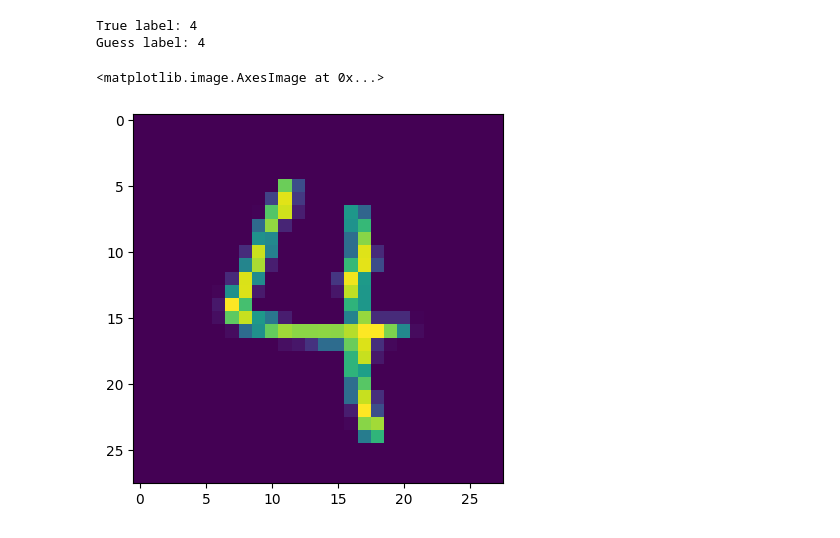
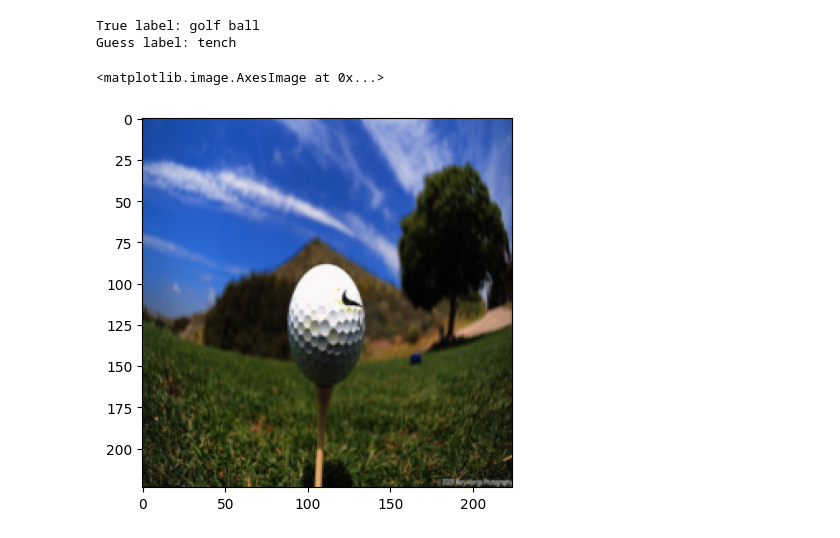
Before and after one commit to benjaminhagan/Residual-Learning-Project, a Jupyter notebook: ResNet.ipynb, the cells around one changed output. Cells and saved outputs as stored; diff of their text form; code cells hidden in the pictures.

```diff
--- a/ResNet.ipynb
+++ b/ResNet.ipynb
@@ -11,19 +11,21 @@ import numpy as np
 #Uses gpu if available
 device = 'cuda:0' if torch.cuda.is_available() else 'cpu'
 
-batch_size = 8
+batch_size = 16
 
 #Downloads datasets
-transform = transforms.ToTensor()
-train_dataset = torchvision.datasets.MNIST(root='./data', train=True, download=False, transform=transform) #Set download to true first time
-test_dataset = torchvision.datasets.MNIST(root='./data', train=False, download=False, transform=transform) #Set download to true first time
+image_size = (224, 224)
+transform = transforms.Compose([transforms.Resize(image_size), transforms.ToTensor()])
+dataset = torchvision.datasets.Imagenette(root='./data', download=True, transform=transform) #Set download to true first time
+class_names = dataset.classes
 
 #Split for cross validation
-train_dataset, validation_set = torch.utils.data.random_split(train_dataset, [50000, 10000])
+test_size = len(dataset) // 6
+train_size = len(dataset) - test_size
+train_dataset, test_dataset = torch.utils.data.random_split(dataset, [train_size, test_size])
 
 #Creates DataLoaders for each set
 trainloader = torch.utils.data.DataLoader(train_dataset, batch_size=batch_size, shuffle=True, num_workers=2)
-valloader = torch.utils.data.DataLoader(validation_set, batch_size=batch_size, shuffle=False, num_workers=2)
 testloader = torch.utils.data.DataLoader(test_dataset, batch_size=batch_size, shuffle=False, num_workers=2)
 # %%
 #Defines class for a residual block
@@ -108,9 +142,9 @@ def train_epoch(network, optimizer, criterion):
         loss.backward()
         optimizer.step()
 
-        if batch_index % 500 == 499:
-            avg_loss_across_batches = running_loss / 500
-            avg_acc_across_batches = (running_accuracy / 500) * 100
+        if batch_index % 100 == 99:
+            avg_loss_across_batches = running_loss / 100
+            avg_acc_across_batches = (running_accuracy / 100) * 100
             print('Batch{0}, Loss: {1:.3f}, Accuracy: {2:.1f}%'.format(batch_index+1, avg_loss_across_batches, avg_acc_across_batches))
             running_loss = 0
             running_accuracy = 0
@@ -121,7 +155,7 @@ def validate_epoch(network, criterion):
     running_loss = 0.0
     running_accuracy = 0.0
 
-    for i, data in enumerate(valloader):
+    for i, data in enumerate(testloader):
         inputs, labels = data[0].to(device), data[1].to(device)
 
         with torch.no_grad():
@@ -132,8 +166,8 @@ def validate_epoch(network, criterion):
             loss = criterion(outputs, labels)
             running_loss += loss.item()
 
-    avg_loss_across_batches = running_loss / len(valloader)
-    avg_accuracy_across_batches = (running_accuracy / len(valloader)) * 100
+    avg_loss_across_batches = running_loss / len(testloader)
+    avg_accuracy_across_batches = (running_accuracy / len(testloader)) * 100
     print('Val Loss: {0:.3f}, Val Accuracy: {1:.1f}%'.format(avg_loss_across_batches, avg_accuracy_across_batches))
     print('*****************************************')
     print()
@@ -145,7 +179,7 @@ criterion = nn.CrossEntropyLoss()
 optimizer = optim.Adam(cnn.parameters(), lr=0.0001)
 
 #Trains the CNN
-num_epochs = 2
+num_epochs = 10
 for i in range(num_epochs):
     print(f"Epoch {i+1}")
     train_epoch(cnn, optimizer, criterion)
@@ -183,16 +217,16 @@ test_iter = iter(testloader)
 # %%
 #Shows an image along with a guess and true label
 images, true_labels = next(test_iter)
 cnn.train(False)
 guess_labels = cnn(images.to(device))
 np_imgs = images.numpy()
 np_img = np_imgs[0]
 guess_label = torch.argmax(guess_labels[0]).item()
-print(f"True label: {true_labels[0]}")
-print(f"Guess label: {guess_label}")
-plt.imshow(np_img.reshape((28,28,1)))
+print(f"True label: {class_names[true_labels[0]][0]}")
+print(f"Guess label: {class_names[guess_label][0]}")
+plt.imshow(np_img.transpose((1, 2, 0)))
 # %% [output]
-True label: 4
-Guess label: 4
+True label: golf ball
+Guess label: tench
 <matplotlib.image.AxesImage at 0x...>
-[figure, old version]
+[figure, new version]
```
Also changed, not shown: parts of 3 cells of this notebook.
